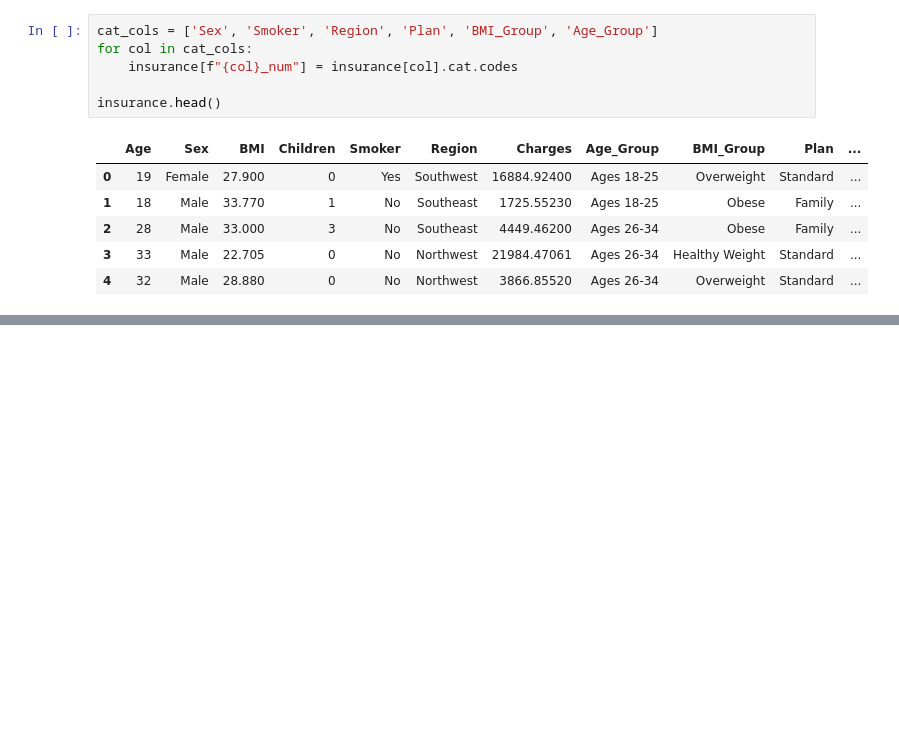
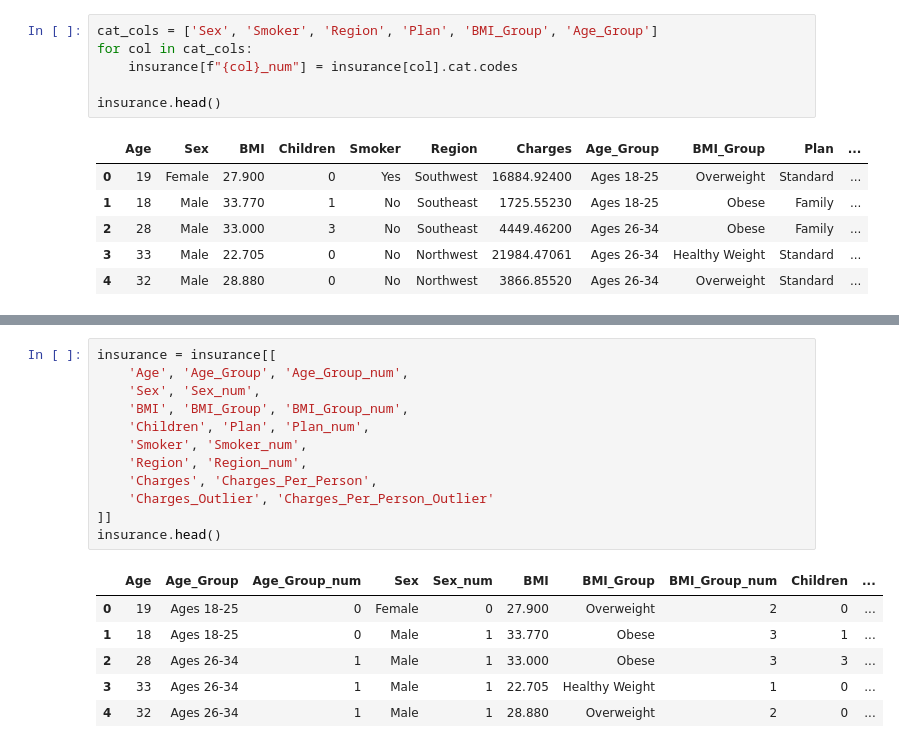
Before and after one commit to petedanielsmith/HealthcareInsuranceDataAnalyticsProject, a Jupyter notebook: jupyter_notebooks/data_cleanup.ipynb, the cells around one changed output, grey strips where cells are left out. Saved outputs shown, nothing was run; the diff lists cells and outputs as text; blank space fills up the shorter version.

```diff
--- a/jupyter_notebooks/data_cleanup.ipynb
+++ b/jupyter_notebooks/data_cleanup.ipynb
@@ -297,0 +304,19 @@ insurance.head()
+# %%
+insurance = insurance[[
+    'Age', 'Age_Group', 'Age_Group_num',
+    'Sex', 'Sex_num',
+    'BMI', 'BMI_Group', 'BMI_Group_num',
+    'Children', 'Plan', 'Plan_num',
+    'Smoker', 'Smoker_num',
+    'Region', 'Region_num',
+    'Charges', 'Charges_Per_Person',
+    'Charges_Outlier', 'Charges_Per_Person_Outlier'
+]]
+insurance.head()
+# %% [output]
+|  | Age | Age_Group | Age_Group_num | Sex | Sex_num | BMI | BMI_Group | BMI_Group_num | Children | ... |
+| 0 | 19 | Ages 18-25 | 0 | Female | 0 | 27.900 | Overweight | 2 | 0 | ... |
+| 1 | 18 | Ages 18-25 | 0 | Male | 1 | 33.770 | Obese | 3 | 1 | ... |
+| 2 | 28 | Ages 26-34 | 1 | Male | 1 | 33.000 | Obese | 3 | 3 | ... |
+| 3 | 33 | Ages 26-34 | 1 | Male | 1 | 22.705 | Healthy Weight | 1 | 0 | ... |
+| 4 | 32 | Ages 26-34 | 1 | Male | 1 | 28.880 | Overweight | 2 | 0 | ... |
```
Also changed, not shown: parts of 1 cell of this notebook.
